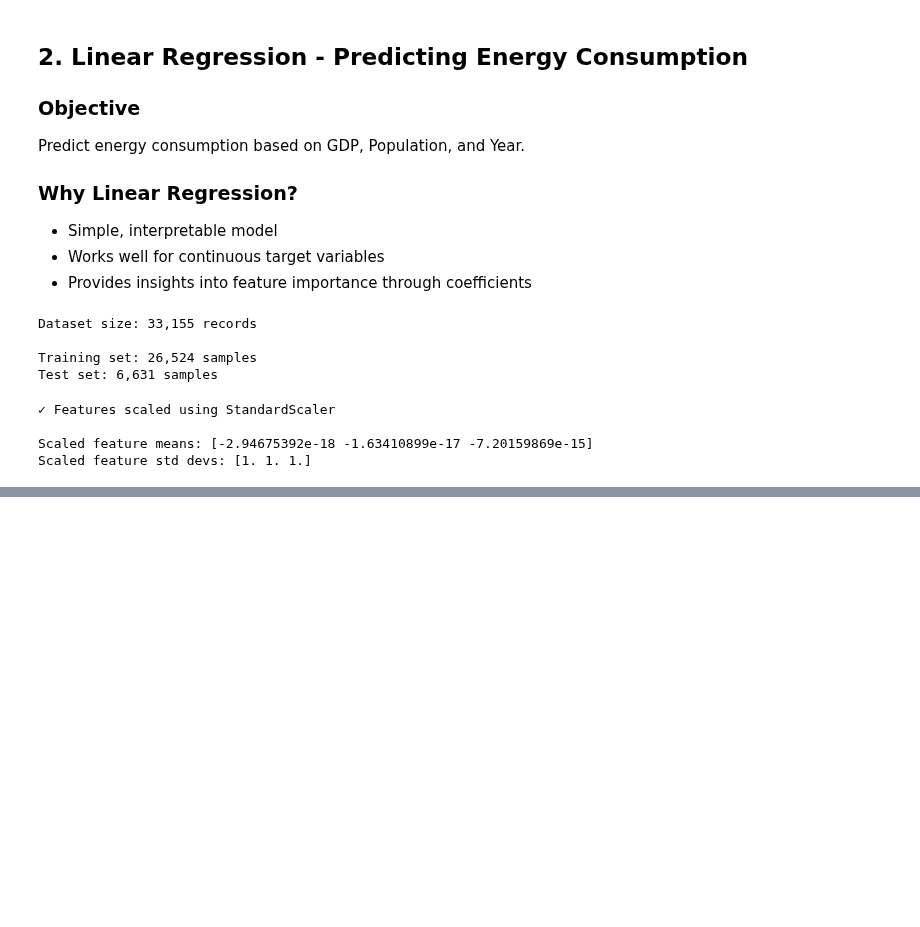
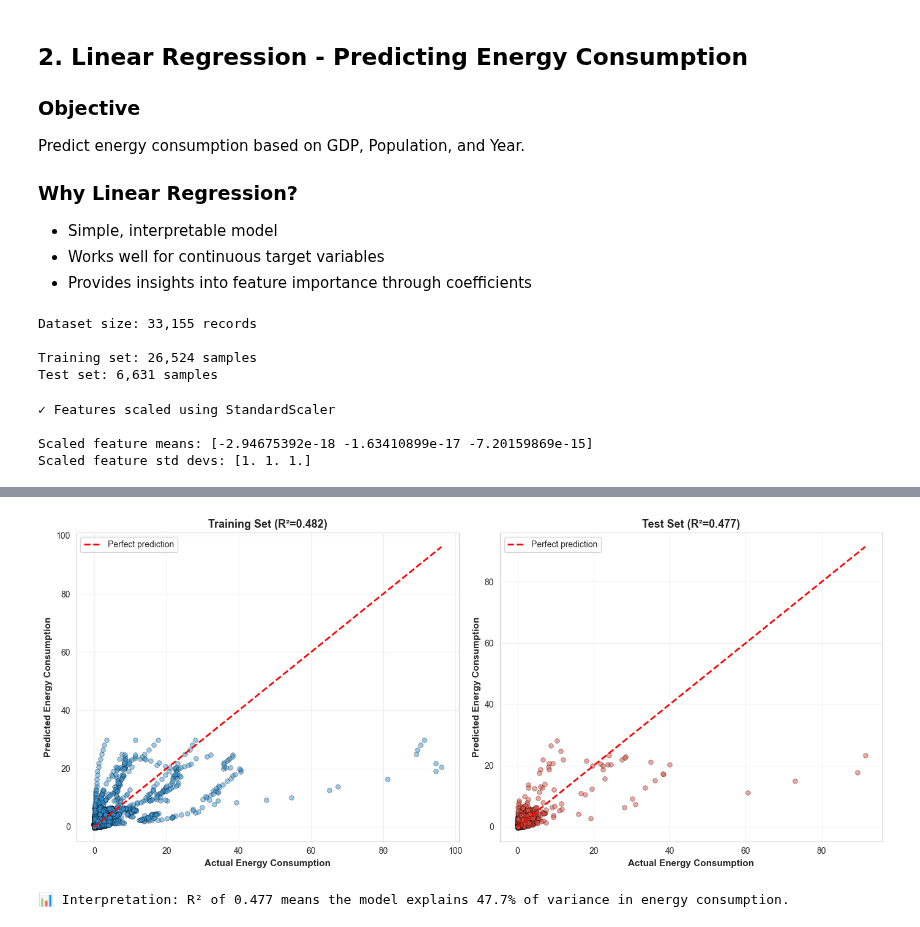
Before and after one commit to enjoy15/Energy-Consumption-CO2-Emissions-Analysis, a Jupyter notebook: jupyter_notebooks/05_machine_learning_models.ipynb, the cells around one changed output, grey strips where cells are left out. Saved outputs shown, nothing was run; the diff lists cells and outputs as text; code cells hidden in the pictures; blank space fills up the shorter version.

Commit message:
Linear Regression Visualisation

```diff
--- a/jupyter_notebooks/05_machine_learning_models.ipynb
+++ b/jupyter_notebooks/05_machine_learning_models.ipynb
@@ -111,3 +111,13 @@ print(f"Scaled feature std devs: {X_train_reg_scaled.std(axis=0)}")
 
 Scaled feature means: [-2.94675392e-18 -1.63410899e-17 -7.20159869e-15]
 Scaled feature std devs: [1. 1. 1.]
+# %%
+# Train Linear Regression model
+lr_model = LinearRegression()
+lr_model.fit(X_train_reg_scaled, y_train_reg)
+
+print("✓ Linear Regression model trained")
+print(f"\nModel intercept: {lr_model.intercept_:.6f}")
+print(f"\nModel coefficients:")
+for feature, coef in zip(X_reg.columns, lr_model.coef_):
+    print(f"  {feature}: {coef:.6f}")
@@ -113,0 +188,31 @@ Scaled feature std devs: [1. 1. 1.]
+# %%
+# Visualisation: Actual vs Predicted
+fig, axes = plt.subplots(1, 2, figsize=(14, 6))
+
+# Training set
+axes[0].scatter(y_train_reg, y_pred_train, alpha=0.5, s=30, color='#3498db', edgecolors='black', linewidth=0.5)
+axes[0].plot([y_train_reg.min(), y_train_reg.max()], [y_train_reg.min(), y_train_reg.max()],
+             'r--', linewidth=2, label='Perfect prediction')
+axes[0].set_xlabel('Actual Energy Consumption', fontsize=11, fontweight='bold')
+axes[0].set_ylabel('Predicted Energy Consumption', fontsize=11, fontweight='bold')
+axes[0].set_title(f'Training Set (R²={train_r2:.3f})', fontsize=13, fontweight='bold')
+axes[0].legend()
+axes[0].grid(True, alpha=0.3)
+
+# Test set
+axes[1].scatter(y_test_reg, y_pred_test, alpha=0.5, s=30, color='#e74c3c', edgecolors='black', linewidth=0.5)
+axes[1].plot([y_test_reg.min(), y_test_reg.max()], [y_test_reg.min(), y_test_reg.max()],
+             'r--', linewidth=2, label='Perfect prediction')
+axes[1].set_xlabel('Actual Energy Consumption', fontsize=11, fontweight='bold')
+axes[1].set_ylabel('Predicted Energy Consumption', fontsize=11, fontweight='bold')
+axes[1].set_title(f'Test Set (R²={test_r2:.3f})', fontsize=13, fontweight='bold')
+axes[1].legend()
+axes[1].grid(True, alpha=0.3)
+
+plt.tight_layout()
+plt.show()
+
+print(f"\n📊 Interpretation: R² of {test_r2:.3f} means the model explains {test_r2*100:.1f}% of variance in energy consumption.")
+# %% [output]
+[figure, added]
+📊 Interpretation: R² of 0.477 means the model explains 47.7% of variance in energy consumption.
```
Also changed, not shown: parts of 2 cells of this notebook.
